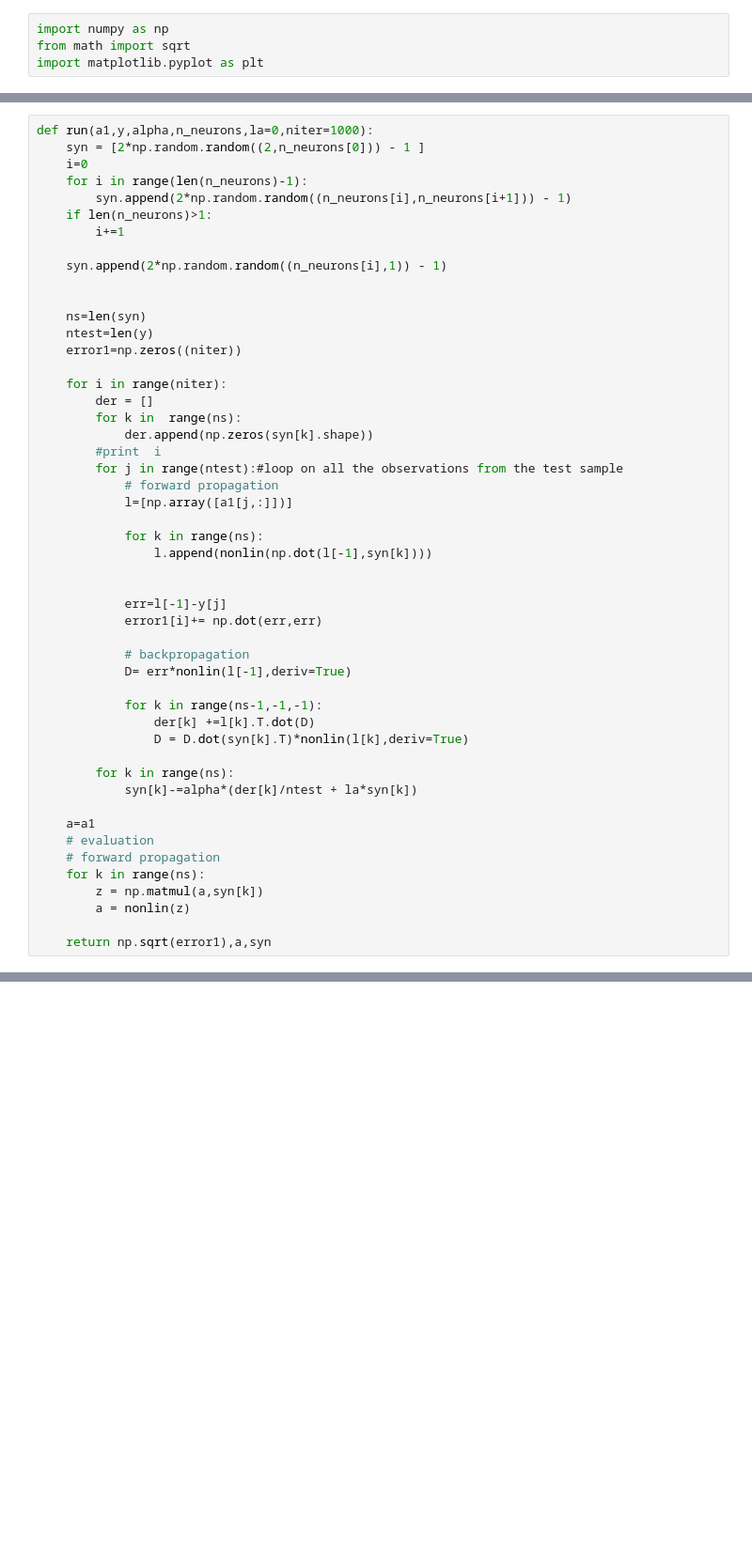
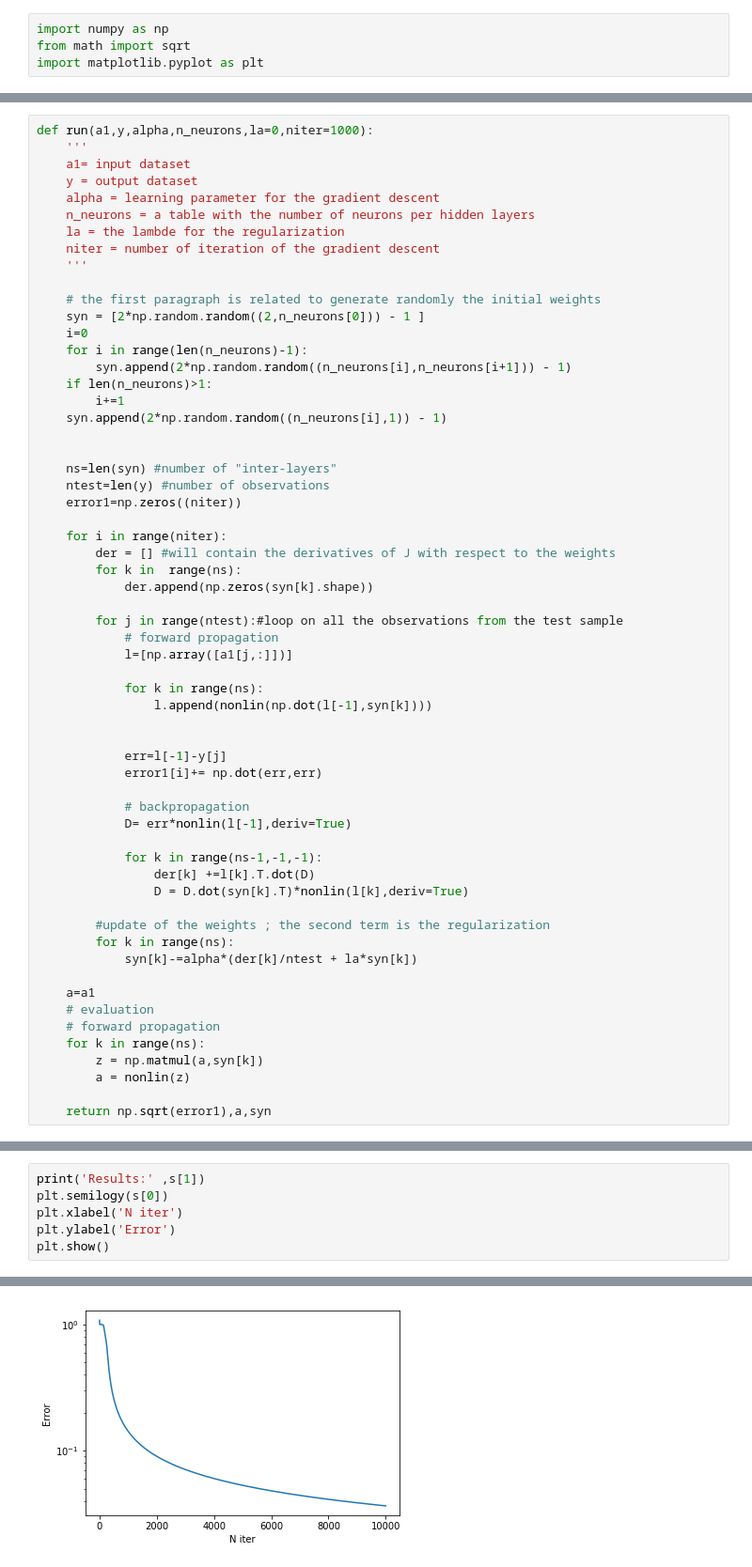
Before and after one commit to UCLAMLRG/reading_group_2017_fall, a Jupyter notebook: week5/Interpolation.ipynb, the cells around one changed output, grey strips where cells are left out. Shown: that part at 94% size. Drawn from its saved outputs; the diff is of its cells as text; blank space fills up the shorter version.

```diff
--- a/week5/Interpolation.ipynb
+++ b/week5/Interpolation.ipynb
@@ -9,25 +12,34 @@ def nonlin(x,deriv=False):
     return 1/(1+np.exp(-x))
 # %%
 def run(a1,y,alpha,n_neurons,la=0,niter=1000):
+    '''
+    a1= input dataset
+    y = output dataset
+    alpha = learning parameter for the gradient descent
+    n_neurons = a table with the number of neurons per hidden layers
+    la = the lambde for the regularization
+    niter = number of iteration of the gradient descent
+    '''
+
+    # the first paragraph is related to generate randomly the initial weights
     syn = [2*np.random.random((2,n_neurons[0])) - 1 ]
     i=0
     for i in range(len(n_neurons)-1):
         syn.append(2*np.random.random((n_neurons[i],n_neurons[i+1])) - 1)
     if len(n_neurons)>1:
         i+=1
-
     syn.append(2*np.random.random((n_neurons[i],1)) - 1)
 
 
-    ns=len(syn)
-    ntest=len(y)
+    ns=len(syn) #number of "inter-layers"
+    ntest=len(y) #number of observations
     error1=np.zeros((niter))
 
     for i in range(niter):
-        der = []
+        der = [] #will contain the derivatives of J with respect to the weights
         for k in  range(ns):
             der.append(np.zeros(syn[k].shape))
-        #print  i
+
         for j in range(ntest):#loop on all the observations from the test sample
             # forward propagation
             l=[np.array([a1[j,:]])]
@@ -46,6 +58,7 @@ def run(a1,y,alpha,n_neurons,la=0,niter=1000):
                 der[k] +=l[k].T.dot(D)
                 D = D.dot(syn[k].T)*nonlin(l[k],deriv=True)
 
+        #update of the weights ; the second term is the regularization
         for k in range(ns):
             syn[k]-=alpha*(der[k]/ntest + la*syn[k])
 
@@ -65,3 +83,10 @@ y = np.array([[0.],[0.],[1.],[1.]])
 n_neurons=[3]
 
 s=run(a1,y,10.,n_neurons,niter=10000)
+# %%
+print('Results:' ,s[1])
+plt.semilogy(s[0])
+plt.xlabel('N iter')
+plt.ylabel('Error')
+plt.show()
+# %% [output]
@@ -67,0 +97 @@ s=run(a1,y,10.,n_neurons,niter=10000)
+[figure, added]
```
Also changed, not shown: parts of 15 cells of this notebook, 5 other files.
